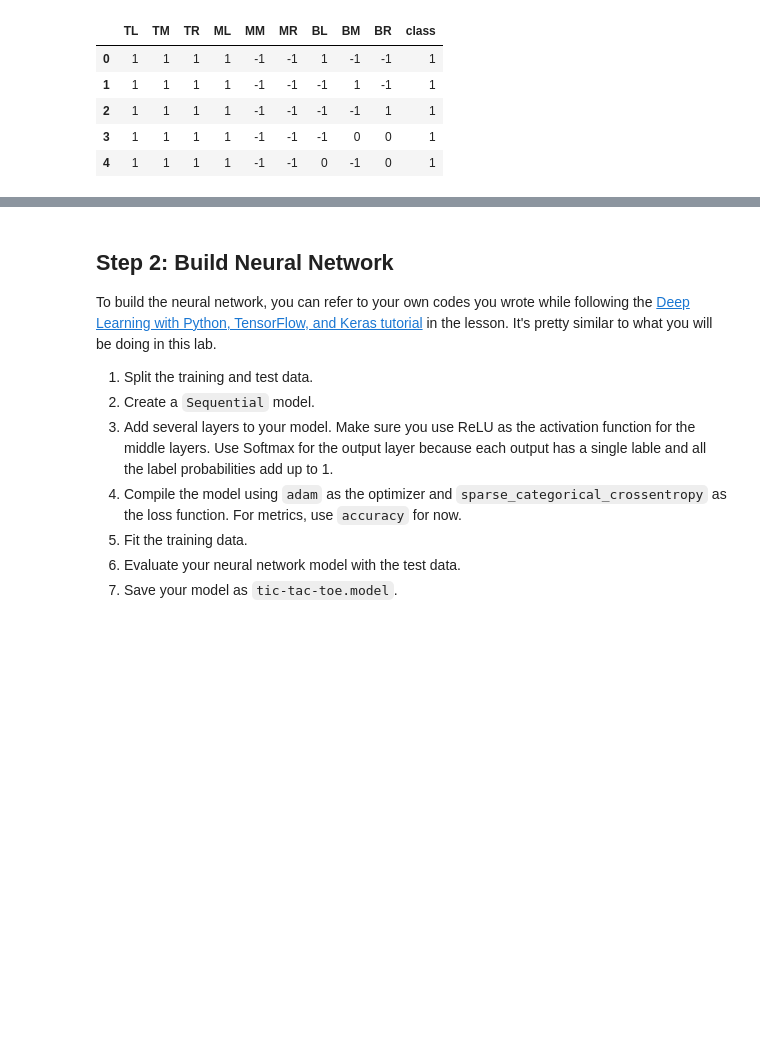
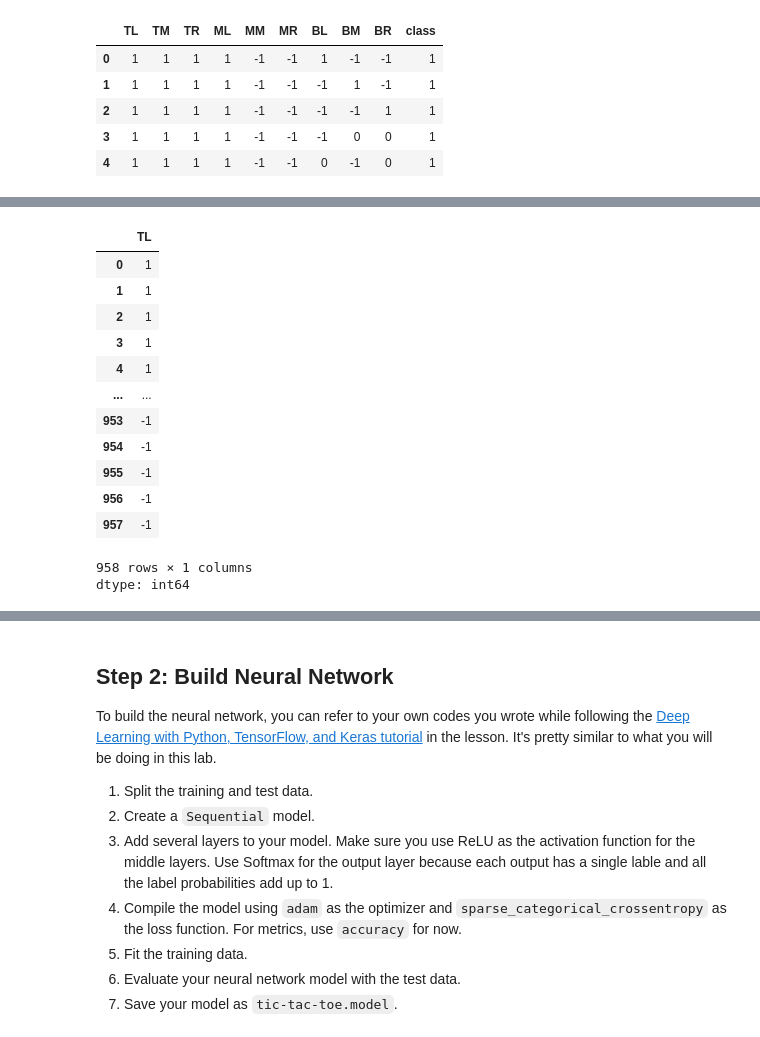
Before and after one commit to HelenaGomezV/lab-neural-networks, a Jupyter notebook: your-code/challenge-1.ipynb, the cells around one changed output, grey strips where cells are left out. Cells and saved outputs as stored; diff of their text form; code cells hidden in the pictures; blank space fills up the shorter version.

```diff
--- a/your-code/challenge-1.ipynb
+++ b/your-code/challenge-1.ipynb
@@ -121,0 +137,17 @@ df.head()
+# %%
+df.TL
+# %% [output]
+|  | TL |
+| 0 | 1 |
+| 1 | 1 |
+| 2 | 1 |
+| 3 | 1 |
+| 4 | 1 |
+| ... | ... |
+| 953 | -1 |
+| 954 | -1 |
+| 955 | -1 |
+| 956 | -1 |
+| 957 | -1 |
+958 rows × 1 columns
+dtype: int64
```
Also changed, not shown: parts of 3 cells of this notebook.
